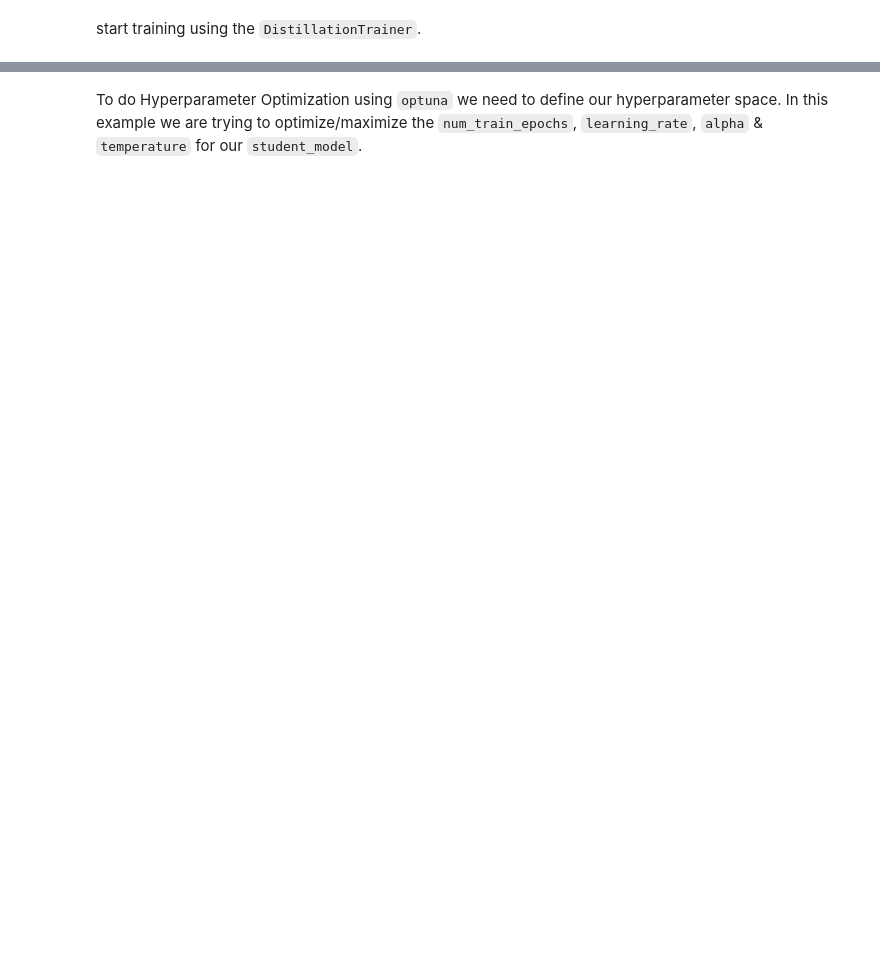
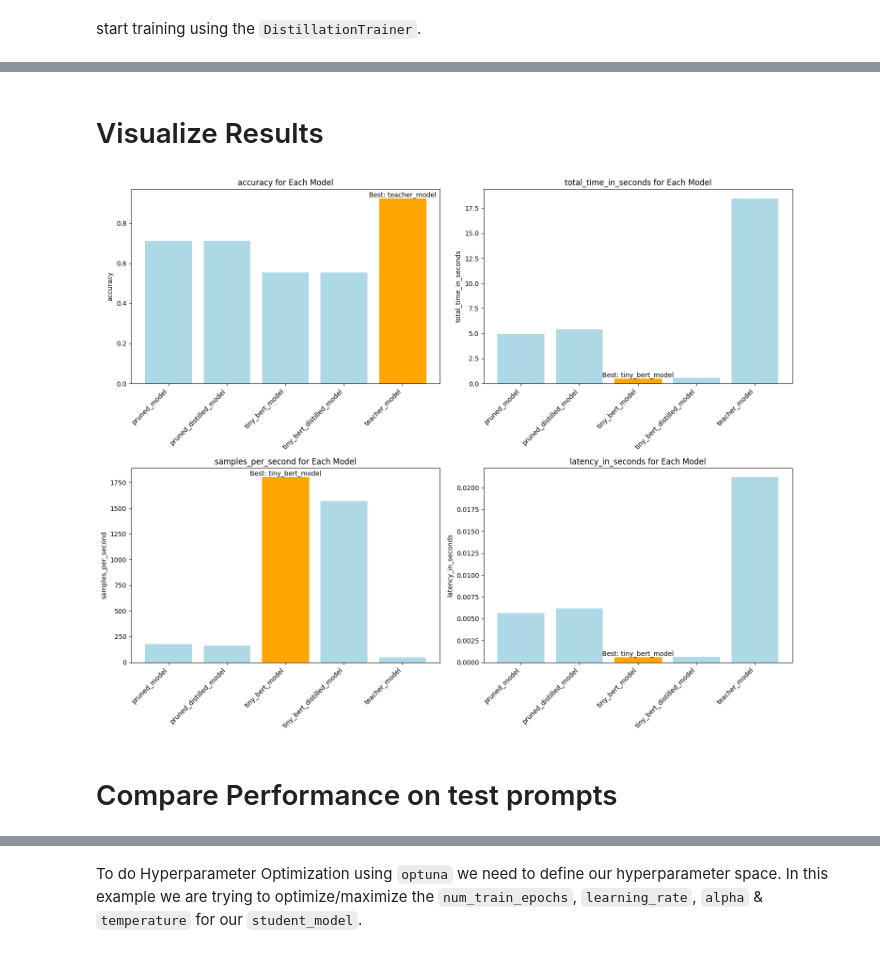
Before and after one commit to ChrisKnaden/transformer-pruning-distilliation, a Jupyter notebook: pruning_distillation_pipeline.ipynb, the cells around one changed output, grey strips where cells are left out. Saved outputs shown, nothing was run; the diff lists cells and outputs as text; code cells hidden in the pictures; blank space fills up the shorter version.

Commit message:
cleaned pipelin

```diff
--- a/pruning_distillation_pipeline.ipynb
+++ b/pruning_distillation_pipeline.ipynb
@@ -552,0 +620,19 @@ The parameter `alpha` & `temparature` in the `DistillationTrainer` can also be u
+# %%
+#!pip install evaluate
+
+from evaluate import evaluator
+from transformers import pipeline
+
+task_evaluator = evaluator("text-classification")
+
+def evaluate_model(model, tokenizer, data):
+    model_eval = task_evaluator.compute(
+        model_or_pipeline=model,
+        tokenizer=tokenizer,
+        data=data,
+        input_column="sentence",
+        label_column="label",
+        label_mapping={"negative": 0, "positive": 1}
+    )
+
+    return model_eval
@@ -552,0 +666,59 @@ The parameter `alpha` & `temparature` in the `DistillationTrainer` can also be u
+# %% [markdown]
+# Visualize Results
+# %%
+# Visualization
+import matplotlib.pyplot as plt
+import numpy as np
+
+#pruned_model_eval = {'accuracy': 0.9243119266055045, 'total_time_in_seconds': 15.120778457999677, 'samples_per_second': 57.66898856577498, 'latency_in_seconds': 0.01734034226834825}
+#pruned_distilled_model_eval = {'accuracy': 0.91, 'total_time_in_seconds': 16.5, 'samples_per_second': 52.0, 'latency_in_seconds': 0.021}
+#tiny_bert_model_eval = {'accuracy': 0.93, 'total_time_in_seconds': 18.0, 'samples_per_second': 49.5, 'latency_in_seconds': 0.02}
+#tiny_bert_distilled_model_eval = {'accuracy': 0.91, 'total_time_in_seconds': 17.5, 'samples_per_second': 51.0, 'latency_in_seconds': 0.022}
+#teacher_model_eval = {'accuracy': 0.94, 'total_time_in_seconds': 15.0, 'samples_per_second': 54.0, 'latency_in_seconds': 0.018}
+
+
+model_results = {
+    'pruned_model': pruned_model_eval,
+    'pruned_distilled_model': pruned_distilled_model_eval,
+    'tiny_bert_model': tiny_bert_model_eval,
+    'tiny_bert_distilled_model': tiny_bert_distilled_model_eval,
+    'teacher_model': teacher_model_eval
+}
+
+model_names = list(model_results.keys())
+metrics = list(model_results[model_names[0]].keys())
+
+# Create a plot for each metric
+fig, axs = plt.subplots(2, 2, figsize=(15, 12))
+
+# Loop over each metric and plot
+for i, metric in enumerate(metrics):
+    ax = axs[i // 2, i % 2]
+    values = [model_results[model][metric] for model in model_names]
+    best_value = max(values) if metric != 'total_time_in_seconds' and metric != 'latency_in_seconds' else min(values)
+    best_model = model_names[values.index(best_value)]
+
+    # Create a bar chart
+    bars = ax.bar(model_names, values, color='lightblue')
+
+    # Mark the best bar
+    for bar in bars:
+        if bar.get_height() == best_value:
+            bar.set_color('orange')
+
+    # Add labels and title
+    ax.set_title(f'{metric} for Each Model')
+    ax.set_ylabel(metric)
+    ax.set_xticks(range(len(model_names))) # because of warning
+    ax.set_xticklabels(model_names, rotation=45, ha="right")
+
+    # Highlight the best model with a label
+    ax.text(best_model, best_value, f'Best: {best_model}', color='black', ha='center', va='bottom', fontsize=10)
+
+# Adjust layout
+plt.tight_layout()
+plt.show()
+# %% [output]
+[figure, added]
+# %% [markdown]
+# Compare Performance on test prompts
```
Also changed, not shown: parts of 48 cells of this notebook.
